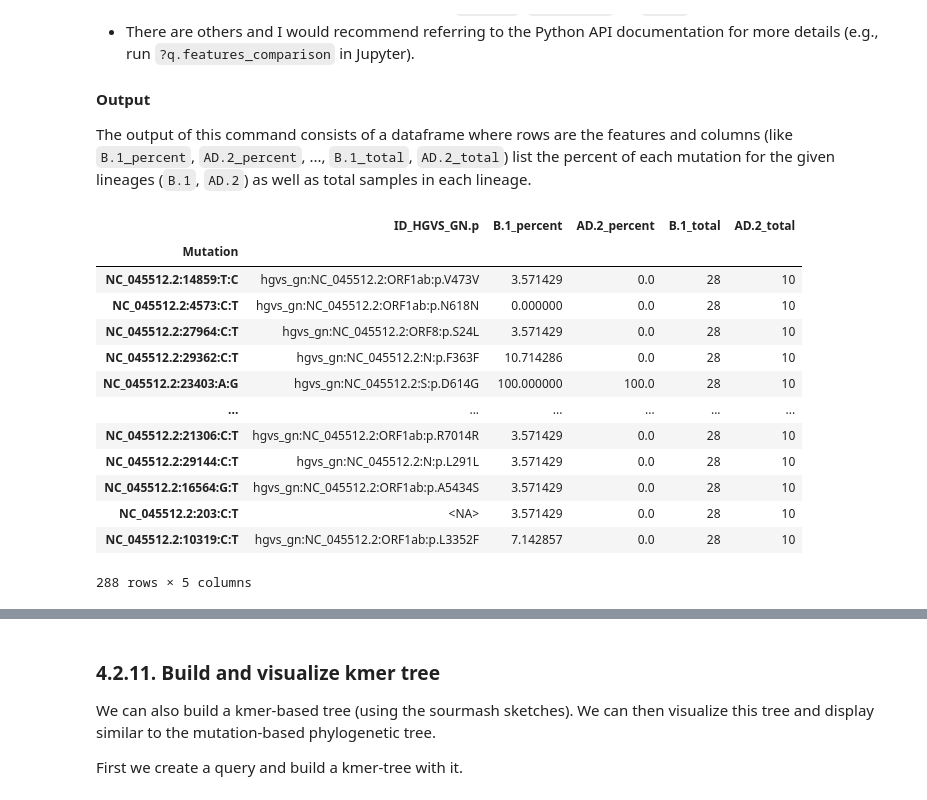
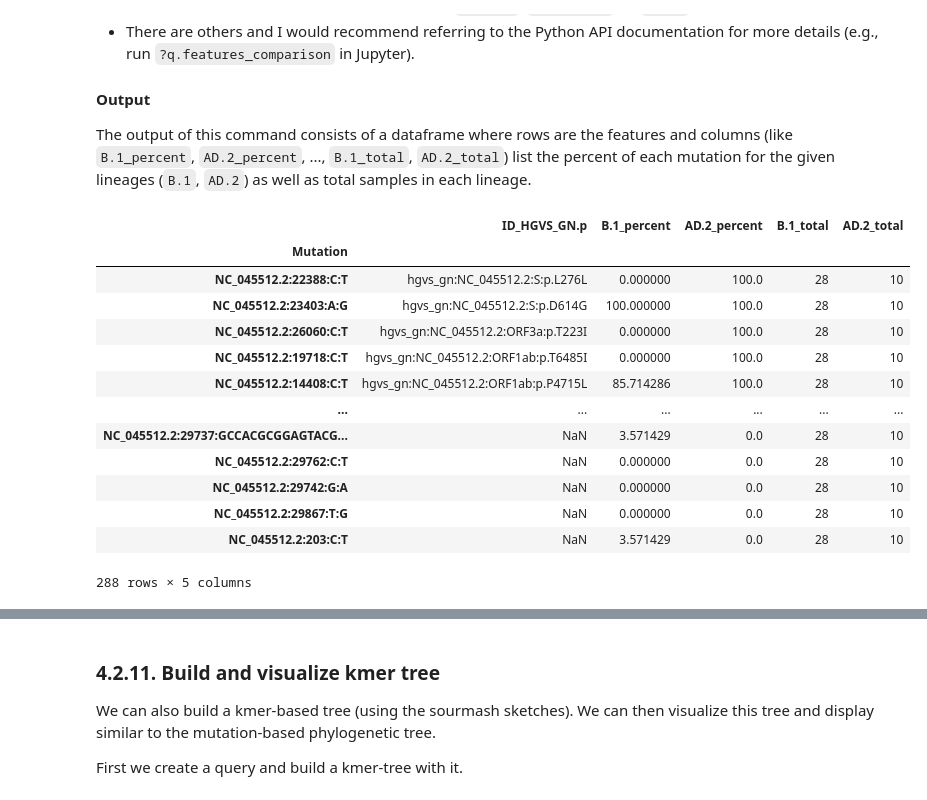
Before and after one commit to apetkau/genomics-data-index-examples, a Jupyter notebook: examples/tutorial-2-sars-cov-2.ipynb, the cells around one changed output, grey strips where cells are left out. Saved outputs shown, nothing was run; the diff lists cells and outputs as text; code cells hidden in the pictures.

```diff
--- a/examples/tutorial-2-sars-cov-2.ipynb
+++ b/examples/tutorial-2-sars-cov-2.ipynb
@@ -462,20 +464,21 @@ The parameters for this command are:
 
 The output of this command consists of a dataframe where rows are the features and columns (like `B.1_percent`, `AD.2_percent`, ..., `B.1_total`, `AD.2_total`) list the percent of each mutation for the given lineages (`B.1`, `AD.2`) as well as total samples in each lineage.
 # %%
-comparison_df[['ID_HGVS_GN.p', 'B.1_percent', 'AD.2_percent', 'B.1_total', 'AD.2_total']]
+comparison_df[['ID_HGVS_GN.p', 'B.1_percent', 'AD.2_percent', 'B.1_total', 'AD.2_total']]\
+ .sort_values(['AD.2_percent', 'ID_HGVS_GN.p'], ascending=False)
 # %% [output]
 |  | ID_HGVS_GN.p | B.1_percent | AD.2_percent | B.1_total | AD.2_total |
 | Mutation |  |  |  |  |  |
-| NC_045512.2:14859:T:C | hgvs_gn:NC_045512.2:ORF1ab:p.V473V | 3.571429 | 0.0 | 28 | 10 |
-| NC_045512.2:4573:C:T | hgvs_gn:NC_045512.2:ORF1ab:p.N618N | 0.000000 | 0.0 | 28 | 10 |
-| NC_045512.2:27964:C:T | hgvs_gn:NC_045512.2:ORF8:p.S24L | 3.571429 | 0.0 | 28 | 10 |
-| NC_045512.2:29362:C:T | hgvs_gn:NC_045512.2:N:p.F363F | 10.714286 | 0.0 | 28 | 10 |
+| NC_045512.2:22388:C:T | hgvs_gn:NC_045512.2:S:p.L276L | 0.000000 | 100.0 | 28 | 10 |
 | NC_045512.2:23403:A:G | hgvs_gn:NC_045512.2:S:p.D614G | 100.000000 | 100.0 | 28 | 10 |
+| NC_045512.2:26060:C:T | hgvs_gn:NC_045512.2:ORF3a:p.T223I | 0.000000 | 100.0 | 28 | 10 |
+| NC_045512.2:19718:C:T | hgvs_gn:NC_045512.2:ORF1ab:p.T6485I | 0.000000 | 100.0 | 28 | 10 |
+| NC_045512.2:14408:C:T | hgvs_gn:NC_045512.2:ORF1ab:p.P4715L | 85.714286 | 100.0 | 28 | 10 |
 | ... | ... | ... | ... | ... | ... |
-| NC_045512.2:21306:C:T | hgvs_gn:NC_045512.2:ORF1ab:p.R7014R | 3.571429 | 0.0 | 28 | 10 |
-| NC_045512.2:29144:C:T | hgvs_gn:NC_045512.2:N:p.L291L | 3.571429 | 0.0 | 28 | 10 |
-| NC_045512.2:16564:G:T | hgvs_gn:NC_045512.2:ORF1ab:p.A5434S | 3.571429 | 0.0 | 28 | 10 |
-| NC_045512.2:203:C:T | <NA> | 3.571429 | 0.0 | 28 | 10 |
-| NC_045512.2:10319:C:T | hgvs_gn:NC_045512.2:ORF1ab:p.L3352F | 7.142857 | 0.0 | 28 | 10 |
+| NC_045512.2:29737:GCCACGCGGAGTACG... | NaN | 3.571429 | 0.0 | 28 | 10 |
+| NC_045512.2:29762:C:T | NaN | 0.000000 | 0.0 | 28 | 10 |
+| NC_045512.2:29742:G:A | NaN | 0.000000 | 0.0 | 28 | 10 |
+| NC_045512.2:29867:T:G | NaN | 0.000000 | 0.0 | 28 | 10 |
+| NC_045512.2:203:C:T | NaN | 3.571429 | 0.0 | 28 | 10 |
 288 rows × 5 columns
 # %% [markdown]
```
Also changed, not shown: parts of 20 cells of this notebook, 2 other files.
